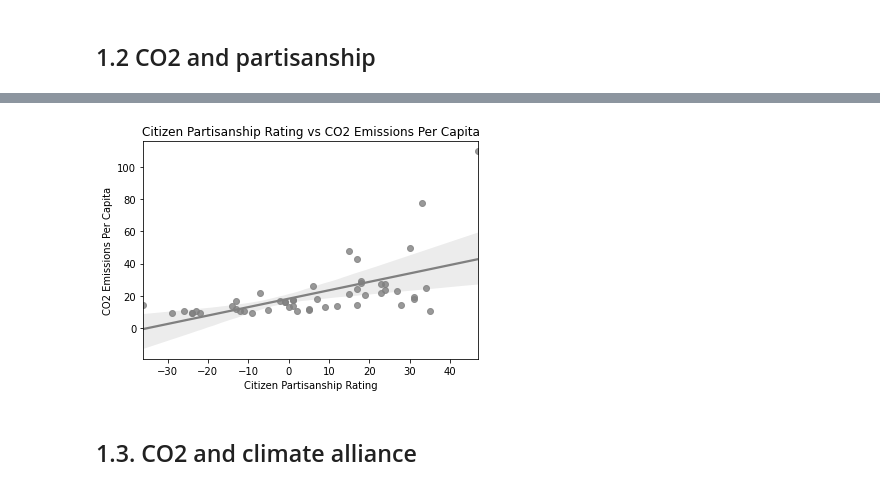
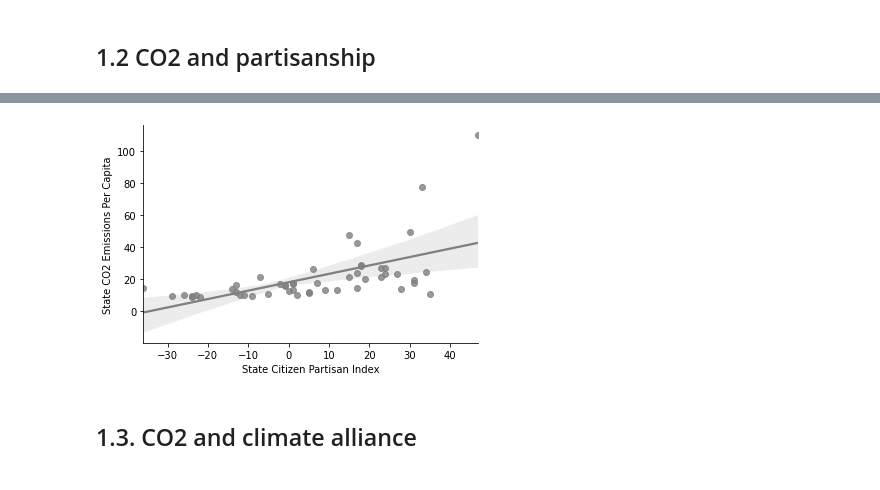
Before and after one commit to skvarnaj/Masters-Thesis, a Jupyter notebook: state_model_viz.ipynb, the cells around one changed output, grey strips where cells are left out. Cells and saved outputs as stored; diff of their text form; code cells hidden in the pictures.

```diff
--- a/state_model_viz.ipynb
+++ b/state_model_viz.ipynb
@@ -154,12 +177,13 @@ Notes:
 # %%
 sns.regplot(y = 'CO2_per_capita', x = 'partisanship', data = state_dataset,
             scatter_kws={"color": "grey"}, line_kws={"color": "grey"})
-plt.title('Citizen Partisanship Rating vs CO2 Emissions Per Capita')
-plt.xlabel('Citizen Partisanship Rating')
-plt.ylabel('CO2 Emissions Per Capita')
-plt.savefig(FIG_DIR + 'CO2_partisanship.png')
+sns.despine()
+#plt.title('Citizen Partisanship Rating vs CO2 Emissions Per Capita')
+plt.xlabel('State Citizen Partisan Index')
+plt.ylabel('State CO2 Emissions Per Capita')
+plt.savefig(FIG_DIR + 'figure42.png')
 # %% [output]
-[figure, old version]
+[figure, new version]
 # %% [markdown]
 ## 1.3. CO2 and climate alliance
 # %%
```
Also changed, not shown: parts of 9 cells of this notebook, 14 other files.
